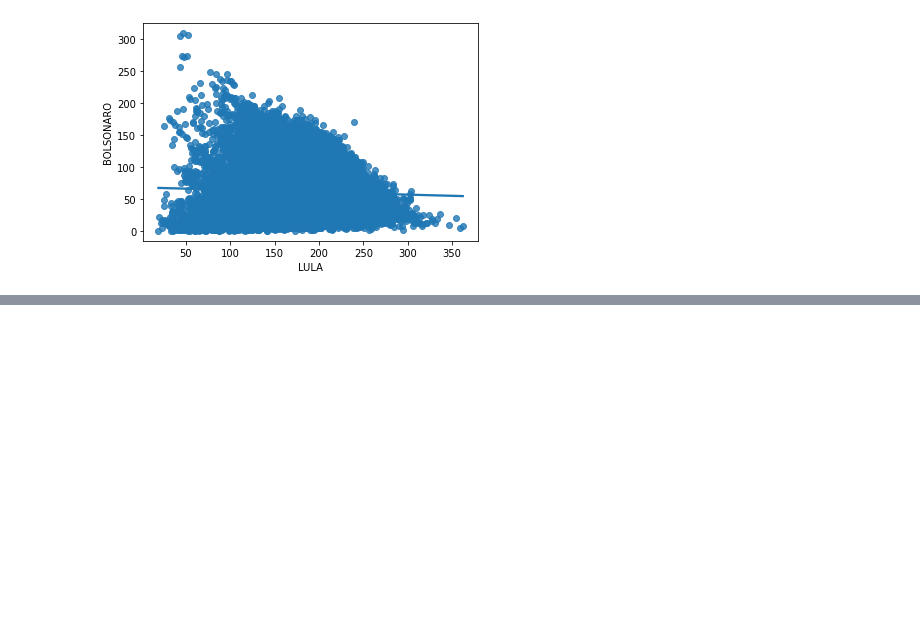
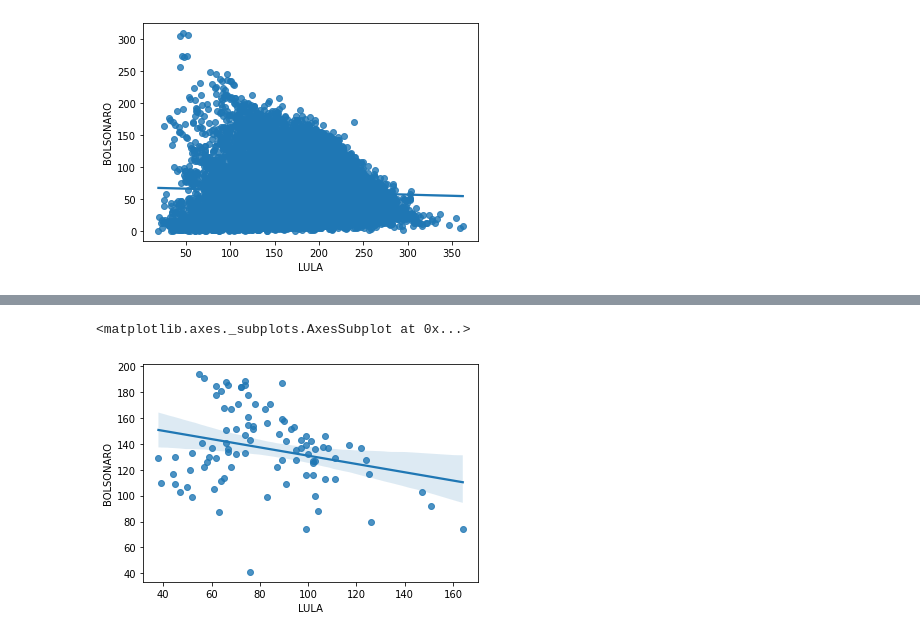
Before and after one commit to flribeiro/eleicoes2022, a Jupyter notebook: FLR_Eleicoes_2022_BR.ipynb, the cells around one changed output, grey strips where cells are left out. Drawn from its saved outputs; the diff is of its cells as text; code cells hidden in the pictures; blank space fills up the shorter version.

```diff
--- a/FLR_Eleicoes_2022_BR.ipynb
+++ b/FLR_Eleicoes_2022_BR.ipynb
@@ -724,0 +811,7 @@ sns.regplot(x=df_urnas_ba2_pre2020["LULA"], y=df_urnas_ba2_pre2020["BOLSONARO"])
+# %%
+def get_votos_candidato(zona, secao, cd_candidato):
+  return df_sgmg[(df_sgmg.NR_ZONA == zona) & (df_sgmg.NR_SECAO == secao) & (df_sgmg.NR_VOTAVEL == cd_candidato)]['QT_VOTOS'].sum()
+# %%
+df_urnas_sgmg['BOLSONARO'] = df_urnas_sgmg.apply(lambda row: get_votos_candidato(row['NR_ZONA'], row['NR_SECAO'], 22), axis=1)
+# %%
+df_urnas_sgmg['LULA'] = df_urnas_sgmg.apply(lambda row: get_votos_candidato(row['NR_ZONA'], row['NR_SECAO'], 13), axis=1)
@@ -724,0 +826,3 @@ sns.regplot(x=df_urnas_ba2_pre2020["LULA"], y=df_urnas_ba2_pre2020["BOLSONARO"])
+# %%
+df_urnas_sgmg_pre2020 = df_urnas_sgmg[df_urnas_sgmg.MODELO_URNA != 2020]
+df_urnas_sgmg_pre2020
@@ -724,0 +843,6 @@ sns.regplot(x=df_urnas_ba2_pre2020["LULA"], y=df_urnas_ba2_pre2020["BOLSONARO"])
+# %%
+import seaborn as sns
+sns.regplot(x=df_urnas_sgmg_pre2020["LULA"], y=df_urnas_sgmg_pre2020["BOLSONARO"])
+# %% [output]
+<matplotlib.axes._subplots.AxesSubplot at 0x...>
+[figure, added]
```
Also changed, not shown: parts of 20 cells of this notebook.
